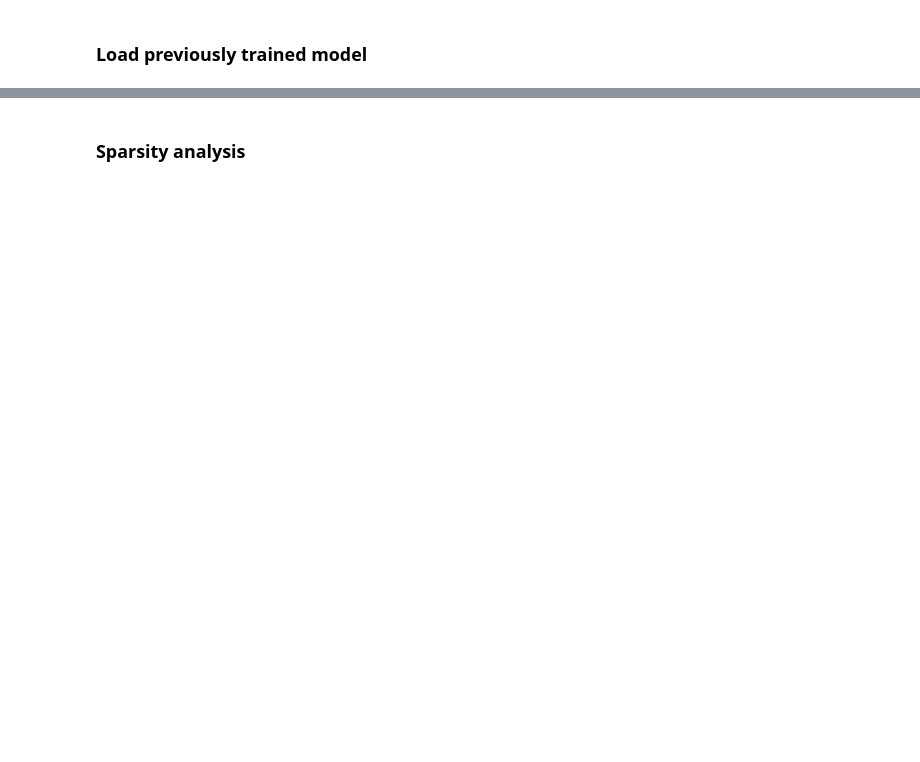
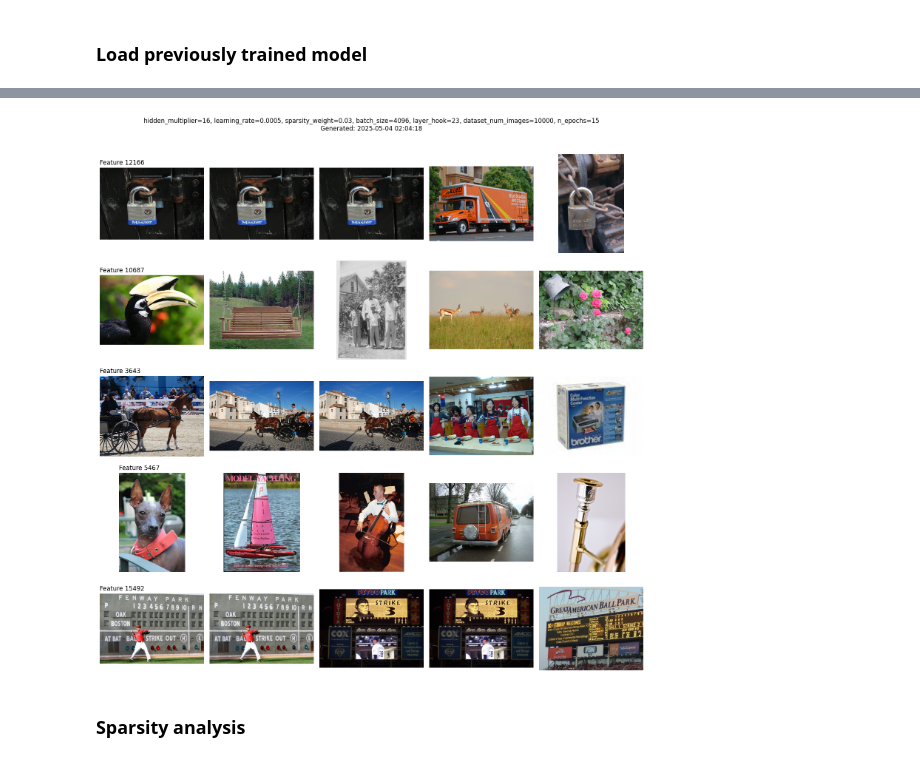
Before and after one commit to tsai-henry/roboterp, a Jupyter notebook: safaa_visualizer.ipynb, the cells around one changed output, grey strips where cells are left out. Saved outputs shown, nothing was run; the diff lists cells and outputs as text; code cells hidden in the pictures; blank space fills up the shorter version.

```diff
--- a/safaa_visualizer.ipynb
+++ b/safaa_visualizer.ipynb
@@ -197,11 +187,11 @@ torch.save(token_counts, "image_to_token_counts.pt")
 ### Train SAE
 # %%
 # === Hyperparameters ===
-hidden_multiplier = 8
-learning_rate = 2e-4
+hidden_multiplier = 16
+learning_rate = 5e-4
 sparsity_weight = 3e-2
-n_epochs = 30
-batch_size = 512
+n_epochs = 15
+batch_size = 256
 
 # === Initialize Weights & Biases ===
 wandb.init(project="sparse-autoencoder", name="SAE-run", config={
@@ -296,13 +284,7 @@ Saved SAE to checkpoints/sae_2025-05-03_02-07-19.pth
 ### Load previously trained model
 # %%
 # Need to change model path to your own local folder and .pth filename
-model_path = "/home/henrytsai/henry/roboterp/checkpoints/sae_2025-05-03_02-07-19.pth"
-
-hidden_multiplier = 8
-learning_rate = 2e-4
-sparsity_weight = 3e-2
-n_epochs = 30
-batch_size = 512
+model_path = "/home/henrytsai/henry/roboterp/checkpoints/sae_2025-05-04_01-34-29.pth"
 
 # ==== LOAD METADATA ====
 image_to_token_counts = torch.load("image_to_token_counts.pt")
@@ -406,3 +362,48 @@ Top 5 active features: [2999, 8329, 6658, 2326, 1325]
+# %%
+# === Config ===
+rows = len(top_features)
+cols = top_k
+figsize = (3 * cols, 3 * rows)
+
+# === Create figure ===
+fig, axes = plt.subplots(rows, cols, figsize=figsize)
+axes = np.array(axes).reshape(rows, cols)  # handles case when rows=1 or cols=1
+
+# === Add top bar with metadata ===
+info_text = (
+    f"hidden_multiplier={hidden_multiplier}, "
+    f"learning_rate={learning_rate}, "
+    f"sparsity_weight={sparsity_weight}, "
+    f"batch_size={batch_size}, "
+    f"layer_hook={LAYER_INDEX}, "
+    f"dataset_num_images={TRAINING_DATASET_SIZE}, "
+    f"n_epochs={n_epochs},"
+    f"model_path={model_path}\n",
+    f"Generated: {datetime.now().strftime('%Y-%m-%d %H:%M:%S')}"
+)
+fig.suptitle(info_text, fontsize=12, y=1.02)
+
+# === Display each row of top-k activating images for each feature ===
+for row_idx, feature_idx in enumerate(top_features):
+    activations = sparse_features[:, feature_idx]
+    topk_indices = torch.topk(activations, k=top_k).indices.cpu().tolist()
+
+    # Load images
+    with ThreadPoolExecutor(max_workers=num_workers) as executor:
+        images = list(executor.map(load_rgb, topk_indices))
+
+    for col_idx, (img, ax) in enumerate(zip(images, axes[row_idx])):
+        ax.imshow(img)
+        ax.axis("off")
+        if col_idx == 0:
+            ax.set_title(f"Feature {feature_idx}", fontsize=12, loc="left")
+
+# === Final layout ===
+plt.subplots_adjust(top=0.9, hspace=0.3)
+plt.tight_layout()
+plt.show()
+# %% [output]
+[figure, added]
 # %% [markdown]
 ### Sparsity analysis
 # %%
```
Also changed, not shown: parts of 10 cells of this notebook.
